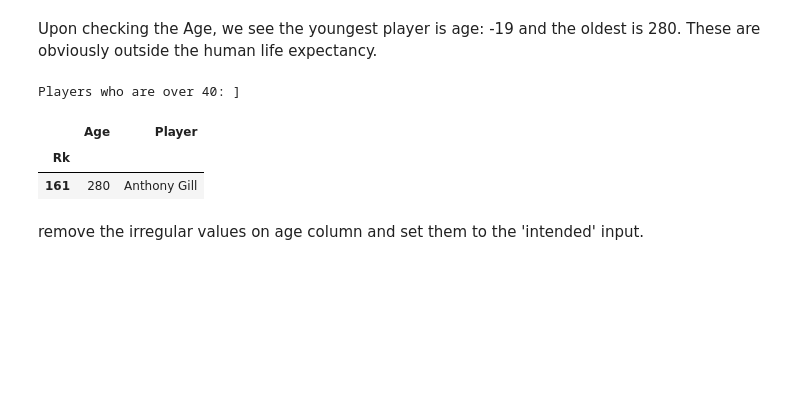
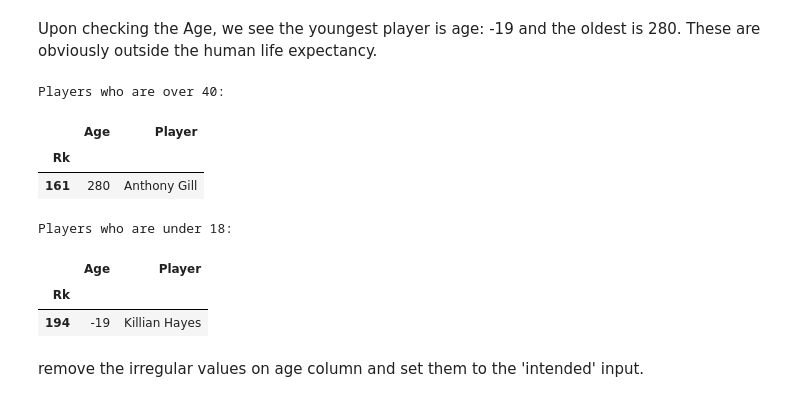
Before and after one commit to Ghost-Recon131/PDS-Assignment-1, a Jupyter notebook: assignment1.ipynb, the cells around one changed output. Cells and saved outputs as stored; diff of their text form; code cells hidden in the pictures; blank space fills up the shorter version.

```diff
--- a/assignment1.ipynb
+++ b/assignment1.ipynb
@@ -114,13 +114,21 @@ The oldest player is aged:  280
 # %% [markdown]
 Upon checking the Age, we see the youngest player is age: -19 and the oldest is 280. These are obviously outside the human life expectancy.
 # %%
-print ("Players who are over 40: ]                                                                                              ")
+print("Players who are over 40: ")
 NBA[['Age', 'Player']][NBA.Age > 40]
 # %% [output]
-Players who are over 40: ]
+Players who are over 40:
 |  | Age | Player |
 | Rk |  |  |
 | 161 | 280 | Anthony Gill |
+# %%
+print("Players who are under 18: ")
+NBA[['Age', 'Player']][NBA.Age < 18]
+# %% [output]
+Players who are under 18:
+|  | Age | Player |
+| Rk |  |  |
+| 194 | -19 | Killian Hayes |
 # %% [markdown]
 remove the irregular values on age column and set them to the 'intended' input.
 # %%
```
Also changed, not shown: parts of 2 cells of this notebook, 3 other files.
